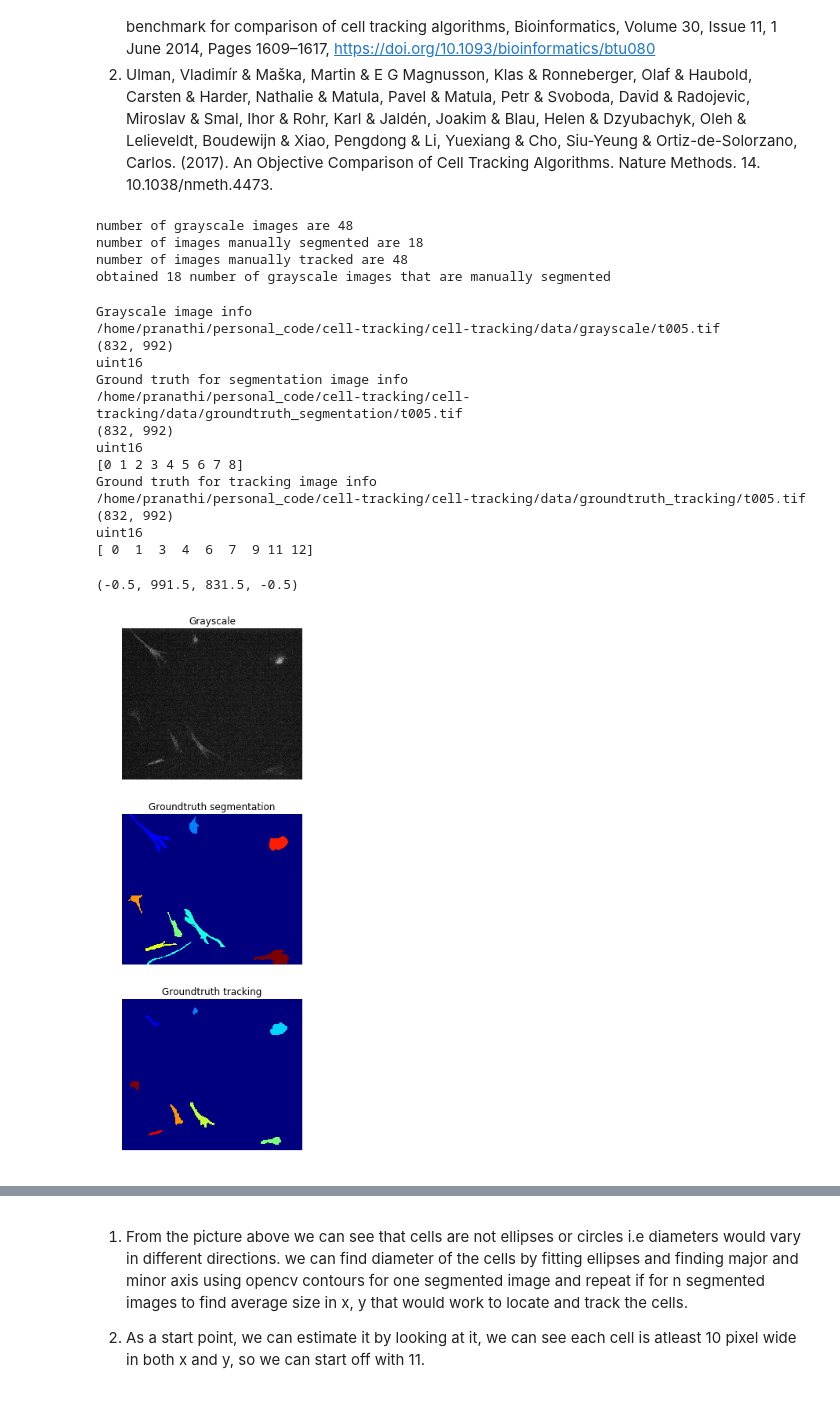
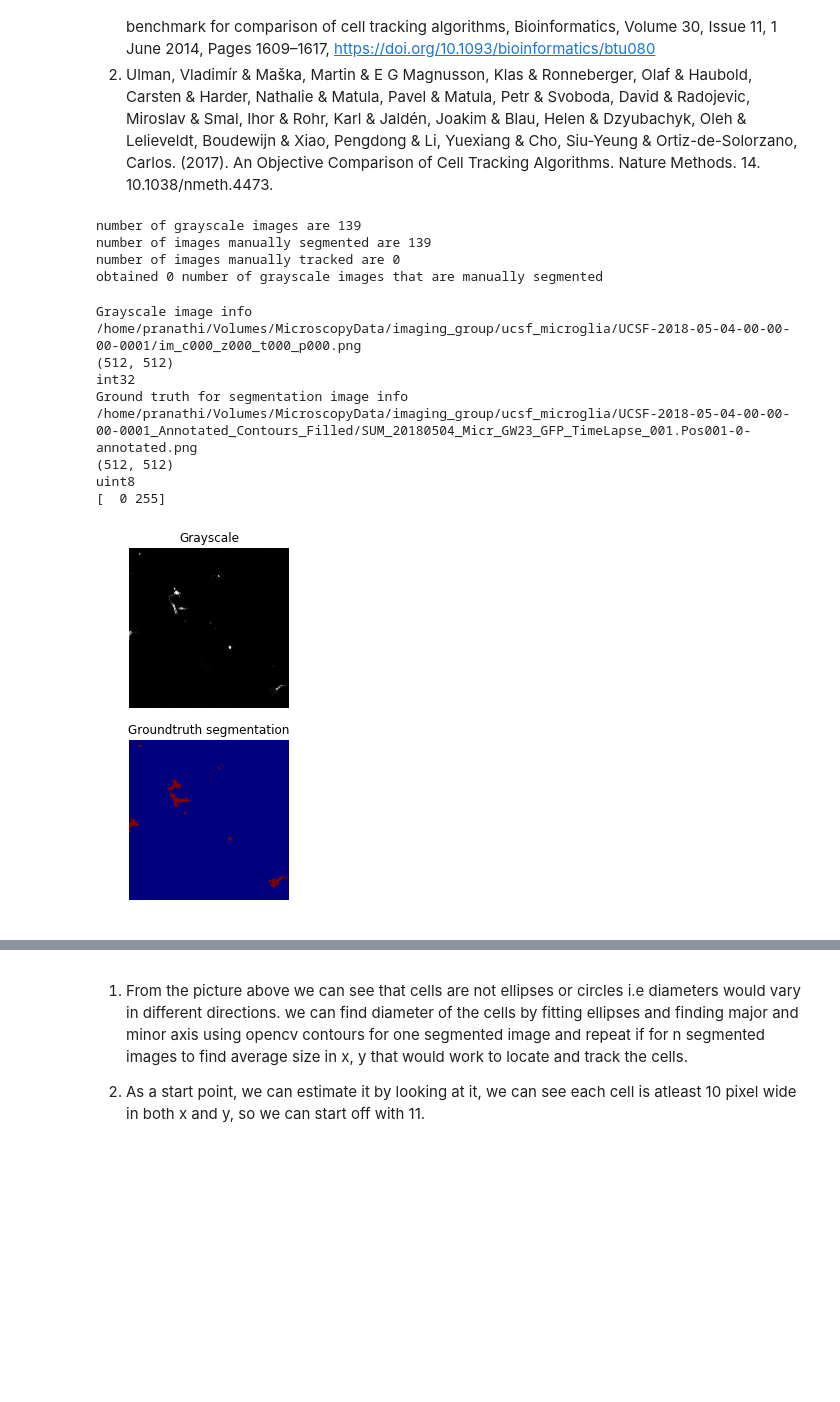
Before and after one commit to pranathivemuri/cell-tracking, a Jupyter notebook: cell-tracking/trackpy.ipynb, the cells around one changed output, grey strips where cells are left out. Cells and saved outputs as stored; diff of their text form; code cells hidden in the pictures; blank space fills up the shorter version.

Commit message:
trackpy doesn't work: need to give diameter x and diameter y for better tracking, use opencv contours for that, opencv centroid tracker experiment added

```diff
--- a/cell-tracking/trackpy.ipynb
+++ b/cell-tracking/trackpy.ipynb
@@ -27,17 +27,18 @@ Thanks and References to the dataset -
 1. Martin Maška, Vladimír Ulman, David Svoboda, Pavel Matula, Petr Matula, Cristina Ederra, Ainhoa Urbiola, Tomás España, Subramanian Venkatesan, Deepak M.W. Balak, Pavel Karas, Tereza Bolcková, Markéta Štreitová, Craig Carthel, Stefano Coraluppi, Nathalie Harder, Karl Rohr, Klas E. G. Magnusson, Joakim Jaldén, Helen M. Blau, Oleh Dzyubachyk, Pavel Křížek, Guy M. Hagen, David Pastor-Escuredo, Daniel Jimenez-Carretero, Maria J. Ledesma-Carbayo, Arrate Muñoz-Barrutia, Erik Meijering, Michal Kozubek, Carlos Ortiz-de-Solorzano; A benchmark for comparison of cell tracking algorithms, Bioinformatics, Volume 30, Issue 11, 1 June 2014, Pages 1609–1617, https://doi.org/10.1093/bioinformatics/btu080
 2. Ulman, Vladimír & Maška, Martin & E G Magnusson, Klas & Ronneberger, Olaf & Haubold, Carsten & Harder, Nathalie & Matula, Pavel & Matula, Petr & Svoboda, David & Radojevic, Miroslav & Smal, Ihor & Rohr, Karl & Jaldén, Joakim & Blau, Helen & Dzyubachyk, Oleh & Lelieveldt, Boudewijn & Xiao, Pengdong & Li, Yuexiang & Cho, Siu-Yeung & Ortiz-de-Solorzano, Carlos. (2017). An Objective Comparison of Cell Tracking Algorithms. Nature Methods. 14. 10.1038/nmeth.4473.
 # %%
-DATA_DIR = os.path.join(os.getcwd(), "data")
-GRAYSCALE_DIR = os.path.join(DATA_DIR,"grayscale") + os.sep
-GROUNDTRUTH_SEGMENTED_DIR = os.path.join(DATA_DIR, "groundtruth_segmentation") + os.sep
+DATA_DIR = "/home/pranathi/Volumes/MicroscopyData/imaging_group/ucsf_microglia"
+GRAYSCALE_DIR = os.path.join(DATA_DIR,"UCSF-2018-05-04-00-00-00-0001") + os.sep
+GROUNDTRUTH_SEGMENTED_DIR = os.path.join(DATA_DIR, "UCSF-2018-05-04-00-00-00-0001_Annotated_Contours_Filled") + os.sep
 GROUNDTRUTH_TRACKING_DIR = os.path.join(DATA_DIR, "groundtruth_tracking") + os.sep
 LI_THRESHOLDED_DIR = os.path.join(DATA_DIR, "li_thresholded") + os.sep
 YEN_THRESHOLDED_DIR = os.path.join(DATA_DIR, "yen_thresholded") + os.sep
 OTSU_THRESHOLDED_DIR = os.path.join(DATA_DIR, "otsu_thresholded") + os.sep
 CONFUSION_MATRIX_MASK_DIR = os.path.join(DATA_DIR, "confusion_matrix") + os.sep
+FORMAT = "png"
 
-GRAYSCALE_IMAGES = natsort.natsorted(glob.glob(GRAYSCALE_DIR + "*.tif"))
-GROUNDTRUTH_SEGMENTED_IMAGES = natsort.natsorted(glob.glob(GROUNDTRUTH_SEGMENTED_DIR + "*.tif"))
+GRAYSCALE_IMAGES = natsort.natsorted(glob.glob(GRAYSCALE_DIR + "*." + FORMAT))
+GROUNDTRUTH_SEGMENTED_IMAGES = natsort.natsorted(glob.glob(GROUNDTRUTH_SEGMENTED_DIR + "*." + FORMAT))
 GROUNDTRUTH_TRACKING_IMAGES = natsort.natsorted(glob.glob(GROUNDTRUTH_TRACKING_DIR + "*.tif"))
 
 print("number of grayscale images are {}".format(len(GRAYSCALE_IMAGES)))
@@ -56,68 +57,61 @@ print("obtained {} number of grayscale images that are manually segmented".forma
 # To generate a video/gif from images in a folder/directory using ffmpeg run
 # ffmpeg -framerate 5 -pattern_type glob -i '*.png' -c:v libx264 -pix_fmt yuv420p out.mp4
 # %% [output]
-number of grayscale images are 48
-number of images manually segmented are 18
-number of images manually tracked are 48
-obtained 18 number of grayscale images that are manually segmented
+number of grayscale images are 139
+number of images manually segmented are 139
+number of images manually tracked are 0
+obtained 0 number of grayscale images that are manually segmented
 # %%
 print("Grayscale image info")
-grayscale_im_name = os.path.join(
-        GRAYSCALE_DIR, os.path.basename(GROUNDTRUTH_SEGMENTED_IMAGES[0]))
+grayscale_im_name = GRAYSCALE_IMAGES[0]
 grayscale_im = scipy.misc.imread(grayscale_im_name)
 print(grayscale_im_name)
 print(grayscale_im.shape)
 print(grayscale_im.dtype)
 
 print("Ground truth for segmentation image info")
-segment_gt_name =  os.path.join(
-    GROUNDTRUTH_SEGMENTED_DIR,os.path.basename(GROUNDTRUTH_SEGMENTED_IMAGES[0]))
+segment_gt_name =  GROUNDTRUTH_SEGMENTED_IMAGES[0]
 segment_gt = scipy.misc.imread(segment_gt_name)
 print(segment_gt_name)
 print(segment_gt.shape)
 print(segment_gt.dtype)
 print(np.unique(segment_gt))
 
-print("Ground truth for tracking image info")
-tracking_gt_name = os.path.join(
-        GROUNDTRUTH_TRACKING_DIR, os.path.basename(GROUNDTRUTH_SEGMENTED_IMAGES[0]))
-tracking_gt = scipy.misc.imread(tracking_gt_name)
-print(tracking_gt_name)
-print(tracking_gt.shape)
-print(tracking_gt.dtype)
-print(np.unique(tracking_gt))
+if len(GROUNDTRUTH_TRACKING_IMAGES) != 0:
+    print("Ground truth for tracking image info")
+    tracking_gt_name = GROUNDTRUTH_TRACKING_IMAGES[0]
+    tracking_gt = scipy.misc.imread(tracking_gt_name)
+    print(tracking_gt_name)
+    print(tracking_gt.shape)
+    print(tracking_gt.dtype)
+    print(np.unique(tracking_gt))
 
 plt.figure(figsize=(20,10))
 plt.subplot(3, 1, 1)
 plt.imshow(grayscale_im, cmap='gray')
 plt.title("Grayscale")
 plt.axis("off")
 plt.subplot(3, 1, 2)
 plt.imshow(segment_gt, cmap='jet')
 plt.title("Groundtruth segmentation")
 plt.axis("off")
-plt.subplot(3, 1, 3)
-plt.imshow(tracking_gt, cmap='jet')
-plt.title("Groundtruth tracking")
-plt.tight_layout()
-plt.axis("off")
+if len(GROUNDTRUTH_TRACKING_IMAGES) != 0:
+    plt.subplot(3, 1, 3)
+    plt.imshow(tracking_gt, cmap='jet')
+    plt.title("Groundtruth tracking")
+    plt.tight_layout()
+    plt.axis("off")
 # %% [output]
 Grayscale image info
-/home/pranathi/personal_code/cell-tracking/cell-tracking/data/grayscale/t005.tif
-(832, 992)
-uint16
+/home/pranathi/Volumes/MicroscopyData/imaging_group/ucsf_microglia/UCSF-2018-05-04-00-00-00-0001/im_c000_z000_t000_p000.png
+(512, 512)
+int32
 Ground truth for segmentation image info
-/home/pranathi/personal_code/cell-tracking/cell-tracking/data/groundtruth_segmentation/t005.tif
-(832, 992)
-uint16
-[0 1 2 3 4 5 6 7 8]
-Ground truth for tracking image info
-/home/pranathi/personal_code/cell-tracking/cell-tracking/data/groundtruth_tracking/t005.tif
-(832, 992)
-uint16
-[ 0  1  3  4  6  7  9 11 12]
+/home/pranathi/Volumes/MicroscopyData/imaging_group/ucsf_microglia/UCSF-2018-05-04-00-00-00-0001_Annotated_Contours_Filled/SUM_20180504_Micr_GW23_GFP_TimeLapse_001.Pos001-0-annotated.png
+(512, 512)
+uint8
+[  0 255]
-(-0.5, 991.5, 831.5, -0.5)
-[figure, old version]
+[figure, new version]
 # %%
 def images_to_npy(im_names):
     """
```
Also changed, not shown: parts of 13 cells of this notebook, 4 other files.
